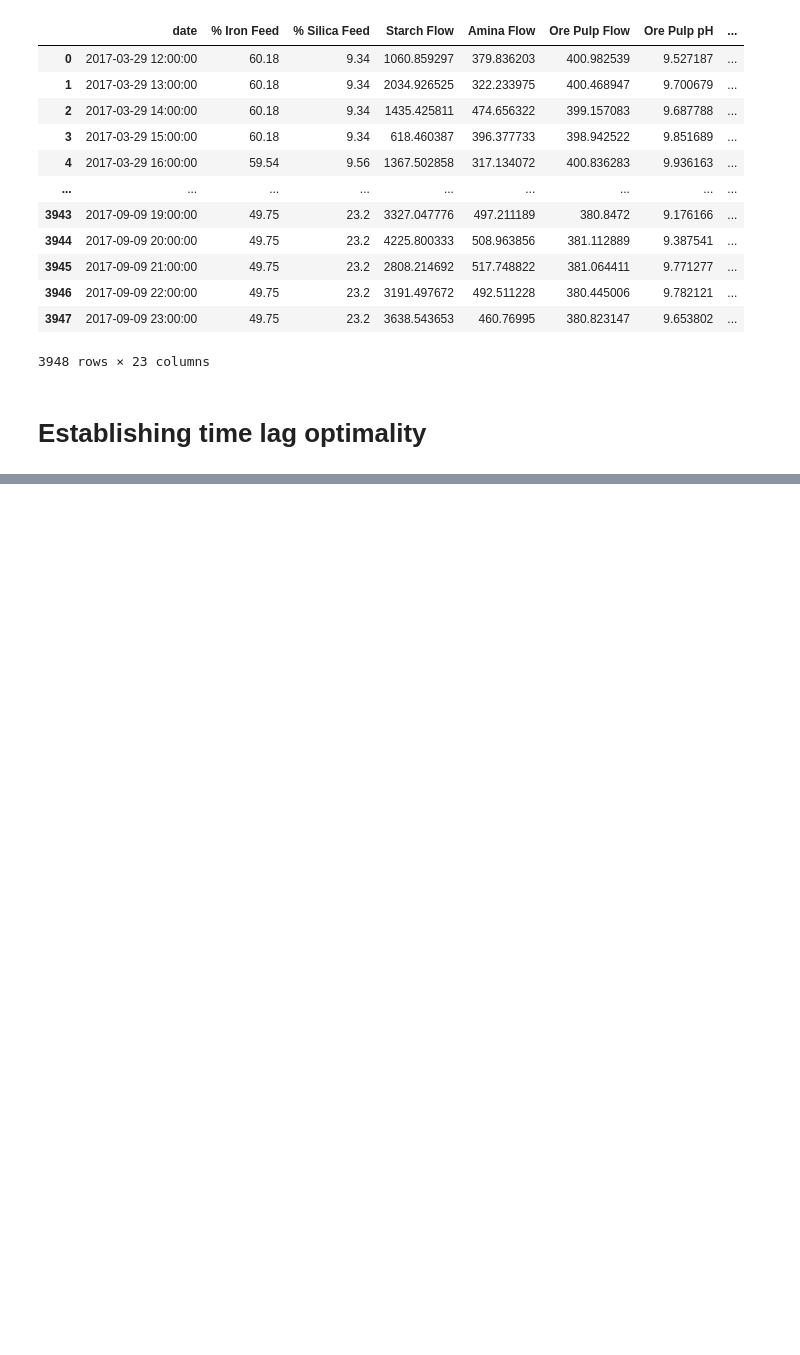
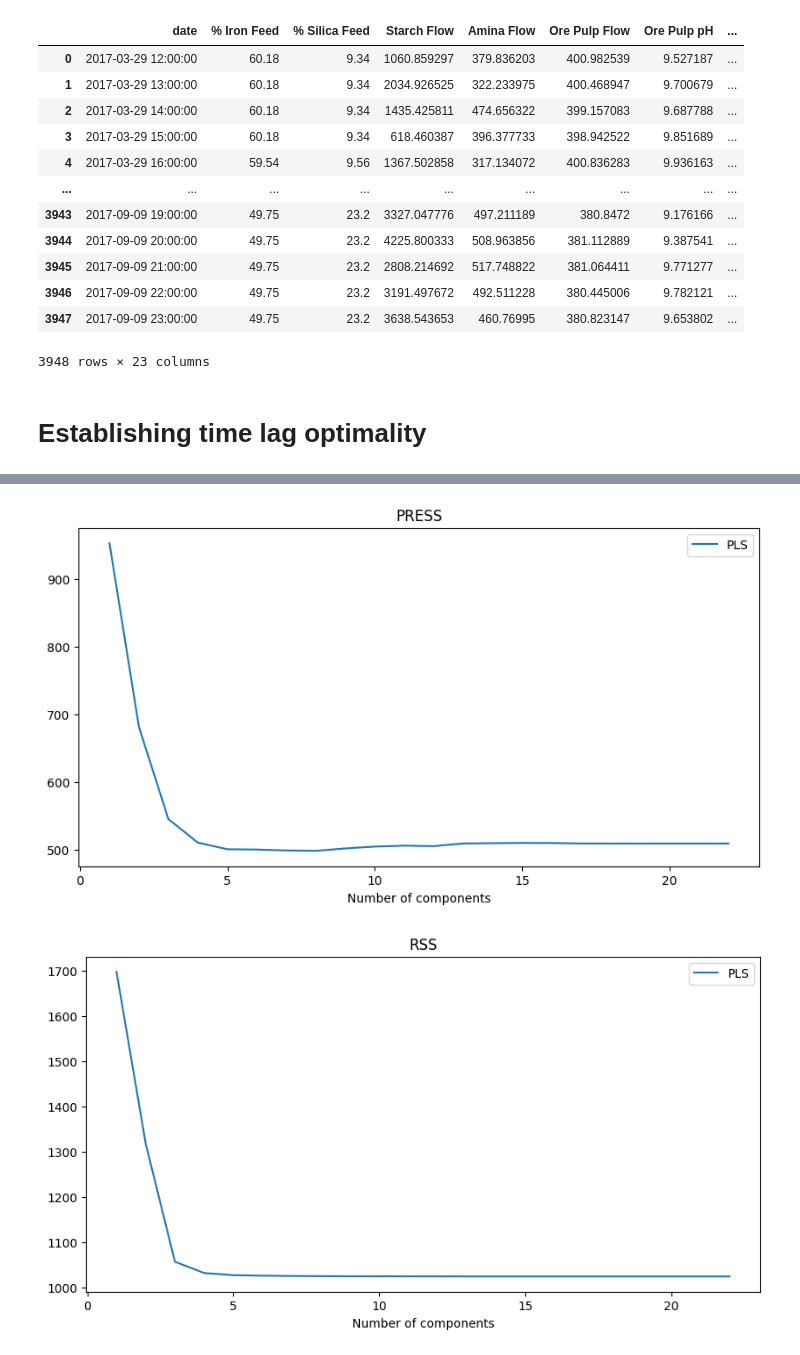
Before and after one commit to Unexp1ainable/ADAML-Project1, a Jupyter notebook: project_sam.ipynb, the cells around one changed output, grey strips where cells are left out. Saved outputs shown, nothing was run; the diff lists cells and outputs as text; code cells hidden in the pictures; blank space fills up the shorter version.

Commit message:
bugfixes and best model analysis

```diff
--- a/project_sam.ipynb
+++ b/project_sam.ipynb
@@ -364,0 +447,39 @@ NameError: name 'shift' is not defined
+# %%
+plt.title("PRESS")
+plt.plot(range(1, len(model_eval_pls.presss) + 1), model_eval_pls.presss, label="PLS")
+plt.xlabel("Number of components")
+plt.legend()
+plt.show()
+
+plt.title("RSS")
+plt.plot(range(1, len(model_eval_pls.rsss) + 1), model_eval_pls.rsss, label="PLS")
+plt.xlabel("Number of components")
+plt.legend()
+plt.show()
+
+plt.title("R2")
+plt.plot(range(1, len(model_eval_pls.r2s) + 1), model_eval_pls.r2s, label="PLS")
+plt.xlabel("Number of components")
+plt.legend()
+plt.show()
+
+plt.title("Q2")
+plt.plot(range(1, len(model_eval_pls.q2s) + 1), model_eval_pls.q2s, label="PLS")
+plt.xlabel("Number of components")
+plt.legend()
+plt.show()
+
+plt.title("Explained variance X")
+plt.plot(range(1, len(model_eval_pls.expl_var_X) + 1), model_eval_pls.expl_var_X, label="PLS")
+plt.xlabel("Number of components")
+plt.legend()
+plt.show()
+
+plt.title("Explained variance Y")
+plt.plot(range(1, len(model_eval_pls.expl_var_Y) + 1), model_eval_pls.expl_var_Y, label="PLS")
+plt.xlabel("Number of components")
+plt.legend()
+plt.show()
+# %% [output]
+[figure, added]
+[figure, added]
```
Also changed, not shown: parts of 16 cells of this notebook, 2 other files.
